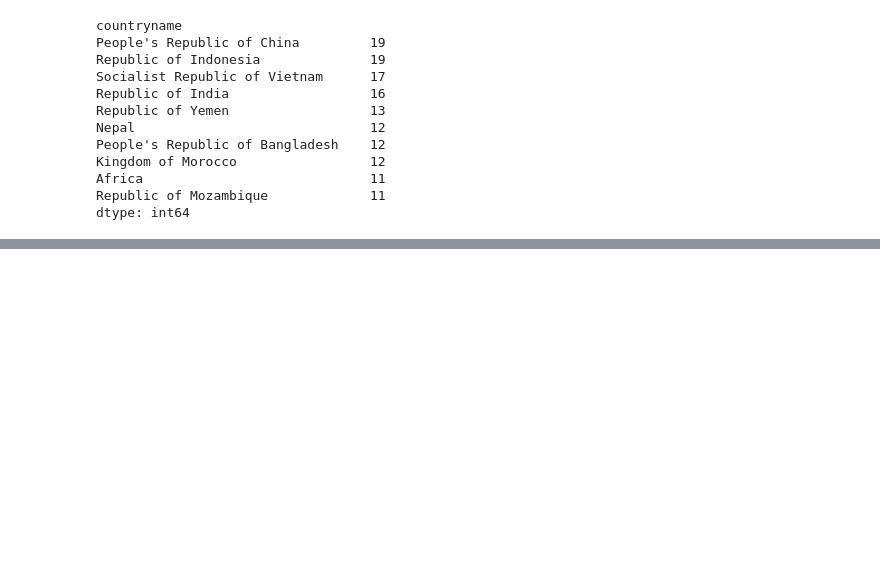
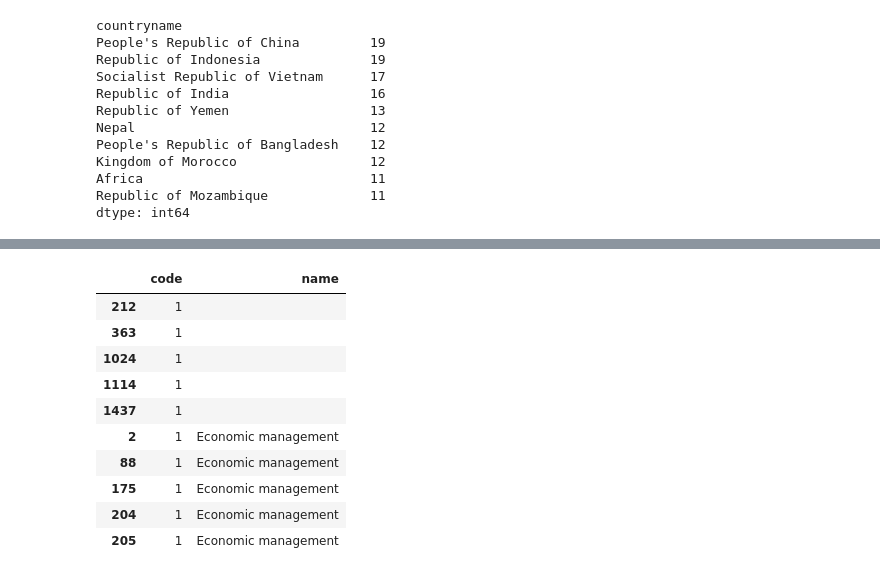
Before and after one commit to BhuviSharma/SB-DSC, a Jupyter notebook: mini_projects/data_wrangling_json/sliderule_dsi_json_exercise.ipynb, the cells around one changed output, grey strips where cells are left out. Cells and saved outputs as stored; diff of their text form; code cells hidden in the pictures; blank space fills up the shorter version.

Commit message:
mini project changes

```diff
--- a/mini_projects/data_wrangling_json/sliderule_dsi_json_exercise.ipynb
+++ b/mini_projects/data_wrangling_json/sliderule_dsi_json_exercise.ipynb
@@ -140,0 +133,6 @@ sample_json_df
+# %%
+# Load json data from file
+projects_data = json.load((open('data/world_bank_projects.json')))
+# Extract data from product json for 'mjtheme_namecode'
+projects_data = json_normalize(projects_data, 'mjtheme_namecode')
+projects_data.head()
@@ -140,0 +146,16 @@ sample_json_df
+# %%
+# Get the top 10 projects in dataframe with column code and name
+projects_data = projects_data.sort_values(['code','name'])
+projects_data.head(10)
+# %% [output]
+|  | code | name |
+| 212 | 1 |  |
+| 363 | 1 |  |
+| 1024 | 1 |  |
+| 1114 | 1 |  |
+| 1437 | 1 |  |
+| 2 | 1 | Economic management |
+| 88 | 1 | Economic management |
+| 175 | 1 | Economic management |
+| 204 | 1 | Economic management |
+| 205 | 1 | Economic management |
```
Also changed, not shown: parts of 7 cells of this notebook, 1 other file.
